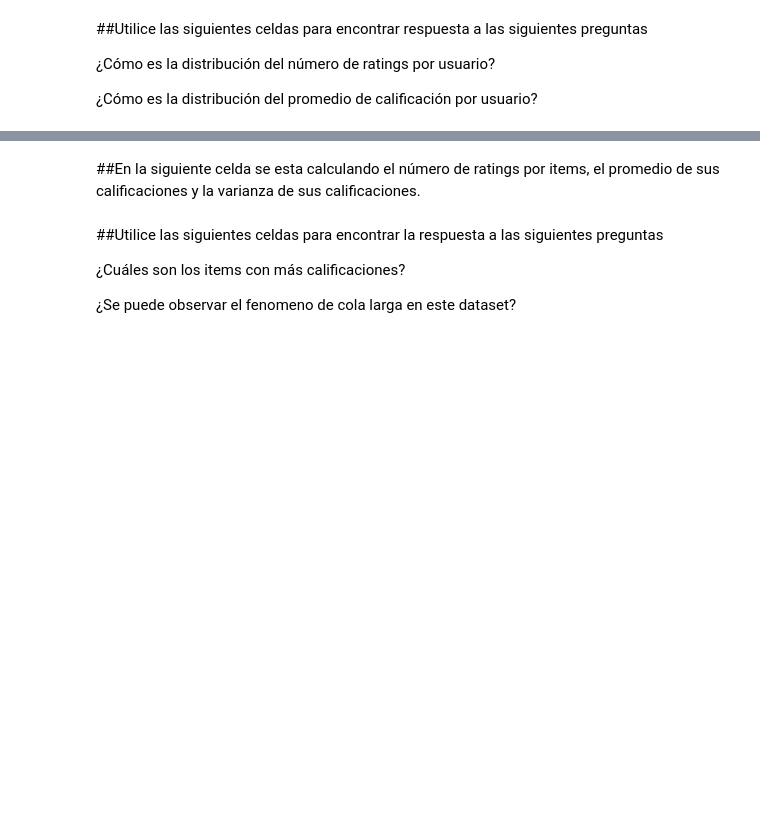
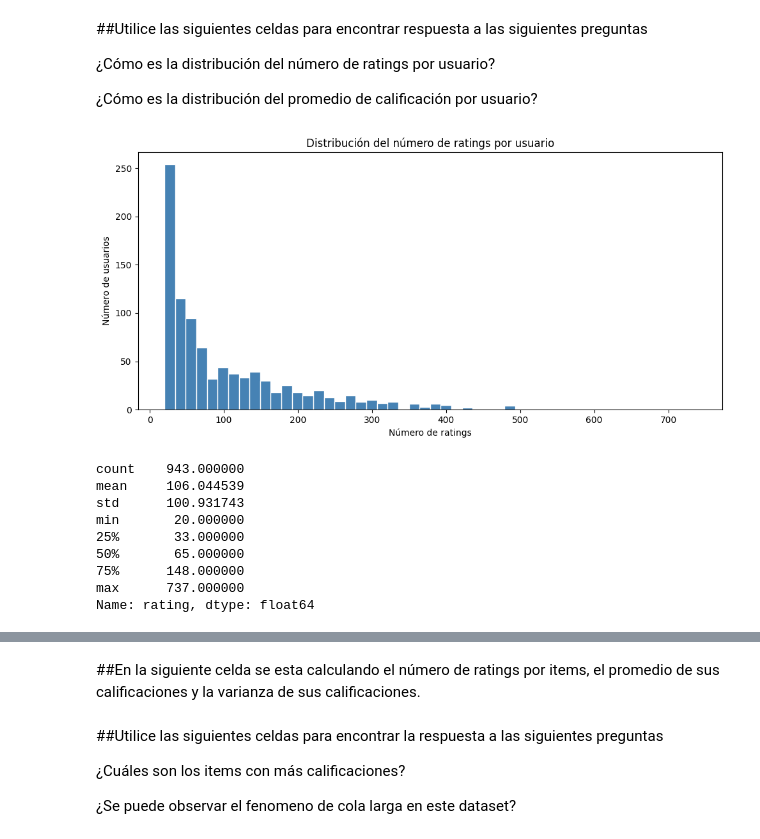
Before and after one commit to AlisonAristizabal/Laboratorio-1-Sistemas-de-Recomendacion, a Jupyter notebook: lab01/MINE4201_SR_Laboratorio_1.ipynb, the cells around one changed output, grey strips where cells are left out. Cells and saved outputs as stored; diff of their text form; code cells hidden in the pictures; blank space fills up the shorter version.

```diff
--- a/lab01/MINE4201_SR_Laboratorio_1.ipynb
+++ b/lab01/MINE4201_SR_Laboratorio_1.ipynb
@@ -109,3 +58,3 @@ else:
 # %%
-ratings=pd.read_csv('/home/valentina/uniandes/MINE4201-2025/labs/lab01/u.data', sep = '\t', names = [ 'user_id', 'item_id', 'rating', 'timestamp' ] )
+ratings=pd.read_csv('u.data', sep = '\t', names = [ 'user_id', 'item_id', 'rating', 'timestamp' ] )
 # %%
@@ -135,3 +113,26 @@ ratings.groupby('user_id')['rating'].mean().reset_index()
 ¿Cómo es la distribución del número de ratings por usuario?
 
 ¿Cómo es la distribución del promedio de calificación por usuario?
+# %%
+ratings_per_user = ratings.groupby('user_id')['rating'].count()
+
+plt.figure(figsize=(10, 5))
+plt.hist(ratings_per_user, bins=50, color='steelblue', edgecolor='white')
+plt.title('Distribución del número de ratings por usuario')
+plt.xlabel('Número de ratings')
+plt.ylabel('Número de usuarios')
+plt.tight_layout()
+plt.show()
+
+print(ratings_per_user.describe())
+# %% [output]
+[figure, added]
+count    943.000000
+mean     106.044539
+std      100.931743
+min       20.000000
+25%       33.000000
+50%       65.000000
+75%      148.000000
+max      737.000000
+Name: rating, dtype: float64
```
Also changed, not shown: parts of 8 cells of this notebook, 1 other file.
